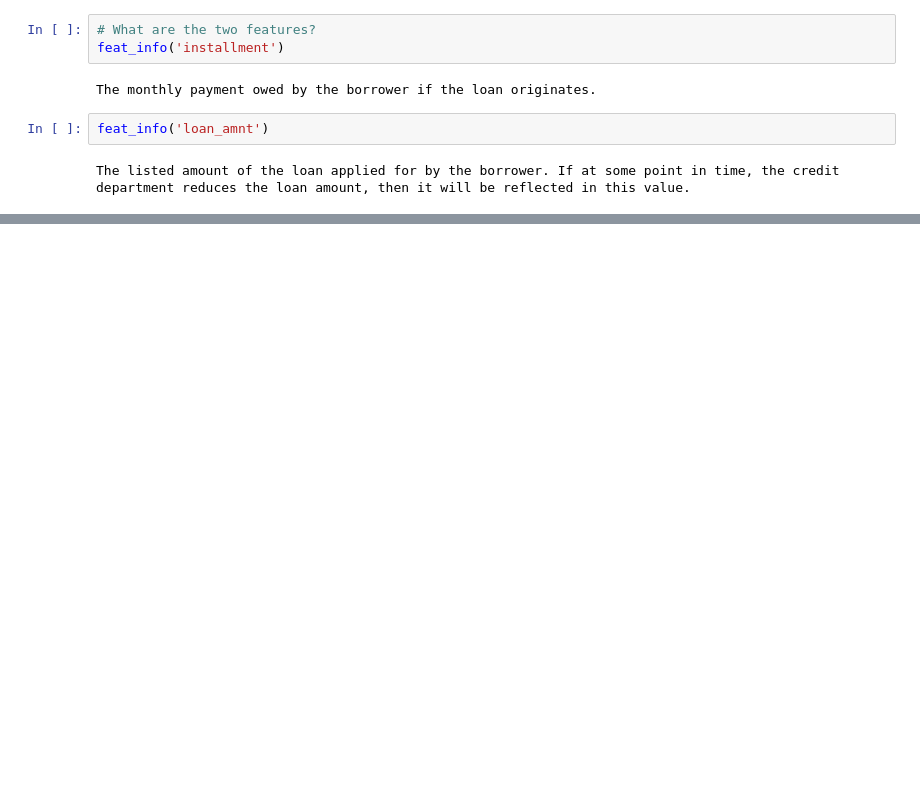
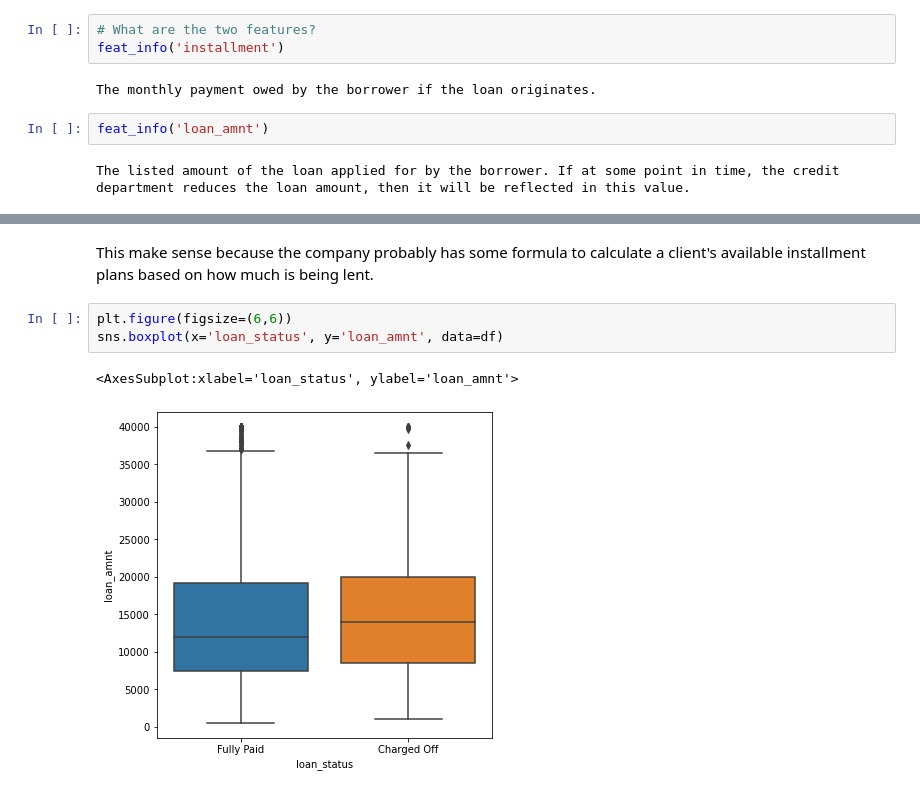
Before and after one commit to bdotbull/bb_learning_tf2_and_keras, a Jupyter notebook: topics/classification/classification_project.ipynb, the cells around one changed output, grey strips where cells are left out. Saved outputs shown, nothing was run; the diff lists cells and outputs as text; blank space fills up the shorter version.

```diff
--- a/topics/classification/classification_project.ipynb
+++ b/topics/classification/classification_project.ipynb
@@ -150,0 +155,8 @@ The listed amount of the loan applied for by the borrower. If at some point in t
+# %% [markdown]
+This make sense because the company probably has some formula to calculate a client's available installment plans based on how much is being lent.
+# %%
+plt.figure(figsize=(6,6))
+sns.boxplot(x='loan_status', y='loan_amnt', data=df)
+# %% [output]
+<AxesSubplot:xlabel='loan_status', ylabel='loan_amnt'>
+[figure, added]
```
Also changed, not shown: parts of 4 cells of this notebook.
